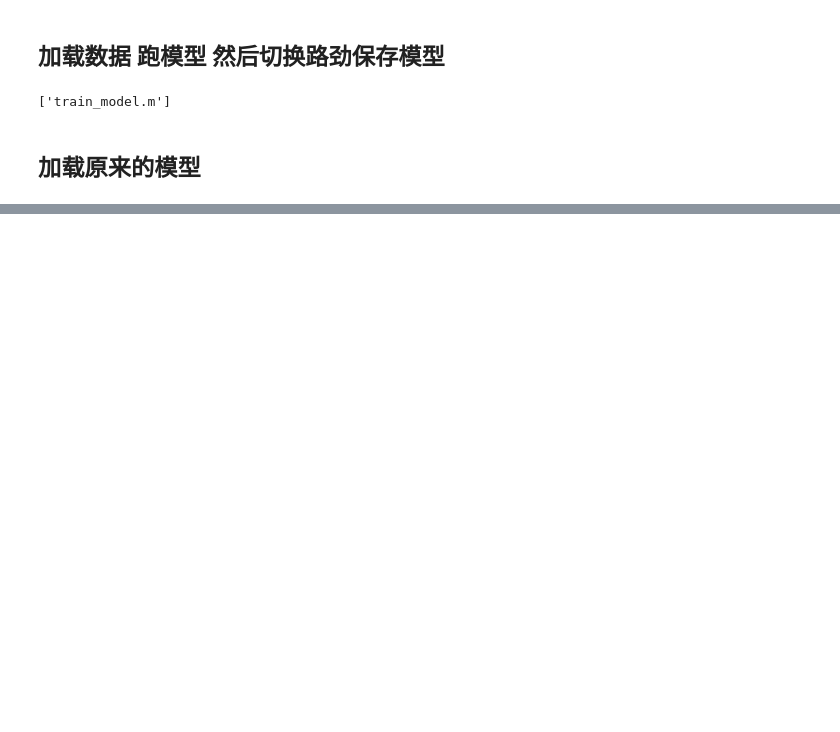
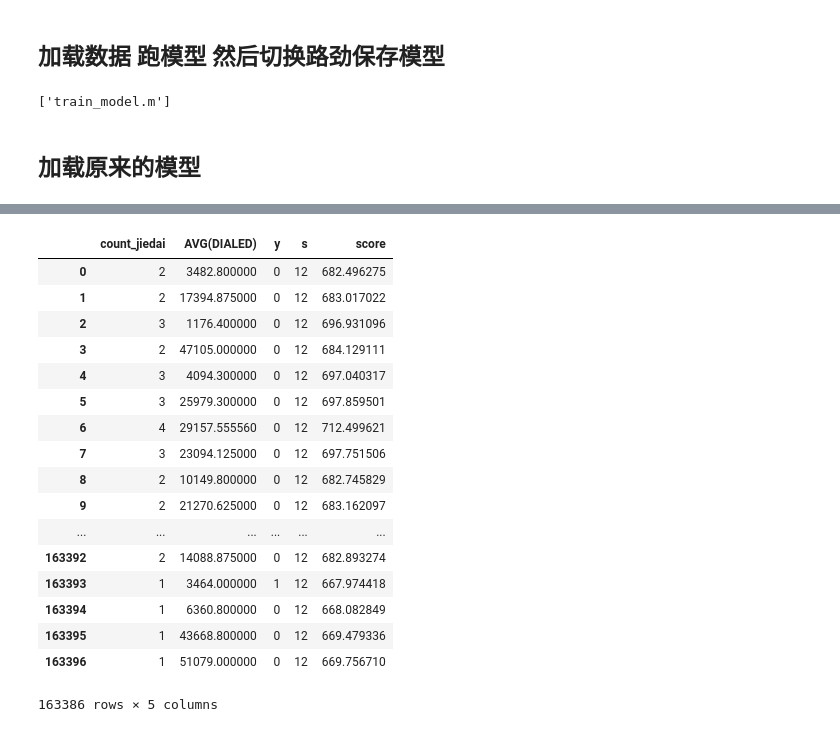
Before and after one commit to abeltowne/Machine-DeeP-Learning, a Jupyter notebook: python.ipynb, the cells around one changed output, grey strips where cells are left out. Drawn from its saved outputs; the diff is of its cells as text; code cells hidden in the pictures; blank space fills up the shorter version.

```diff
--- a/python.ipynb
+++ b/python.ipynb
@@ -52,0 +53,27 @@ array([[ 0.84672113,  0.15327887],
+# %%
+import numpy as np
+q=20/np.log(20/10)
+p=720-q*(np.log(20))
+zzzzz = aaa.predict_proba(ttt.drop(['y','s','score'],axis=1))[:,1]
+zzzzz0 = aaa.predict_proba(ttt.drop(['y','s','score'],axis=1))[:,0]
+ttt['score'] = p+q*np.log(zzzzz0/zzzzz)
+ttt
+# %% [output]
+|  | count_jiedai | AVG(DIALED) | y | s | score |
+| 0 | 2 | 3482.800000 | 0 | 12 | 682.496275 |
+| 1 | 2 | 17394.875000 | 0 | 12 | 683.017022 |
+| 2 | 3 | 1176.400000 | 0 | 12 | 696.931096 |
+| 3 | 2 | 47105.000000 | 0 | 12 | 684.129111 |
+| 4 | 3 | 4094.300000 | 0 | 12 | 697.040317 |
+| 5 | 3 | 25979.300000 | 0 | 12 | 697.859501 |
+| 6 | 4 | 29157.555560 | 0 | 12 | 712.499621 |
+| 7 | 3 | 23094.125000 | 0 | 12 | 697.751506 |
+| 8 | 2 | 10149.800000 | 0 | 12 | 682.745829 |
+| 9 | 2 | 21270.625000 | 0 | 12 | 683.162097 |
+| ... | ... | ... | ... | ... | ... |
+| 163392 | 2 | 14088.875000 | 0 | 12 | 682.893274 |
+| 163393 | 1 | 3464.000000 | 1 | 12 | 667.974418 |
+| 163394 | 1 | 6360.800000 | 0 | 12 | 668.082849 |
+| 163395 | 1 | 43668.800000 | 0 | 12 | 669.479336 |
+| 163396 | 1 | 51079.000000 | 0 | 12 | 669.756710 |
+163386 rows × 5 columns
```
Also changed, not shown: parts of 1 cell of this notebook, 2 other files.
